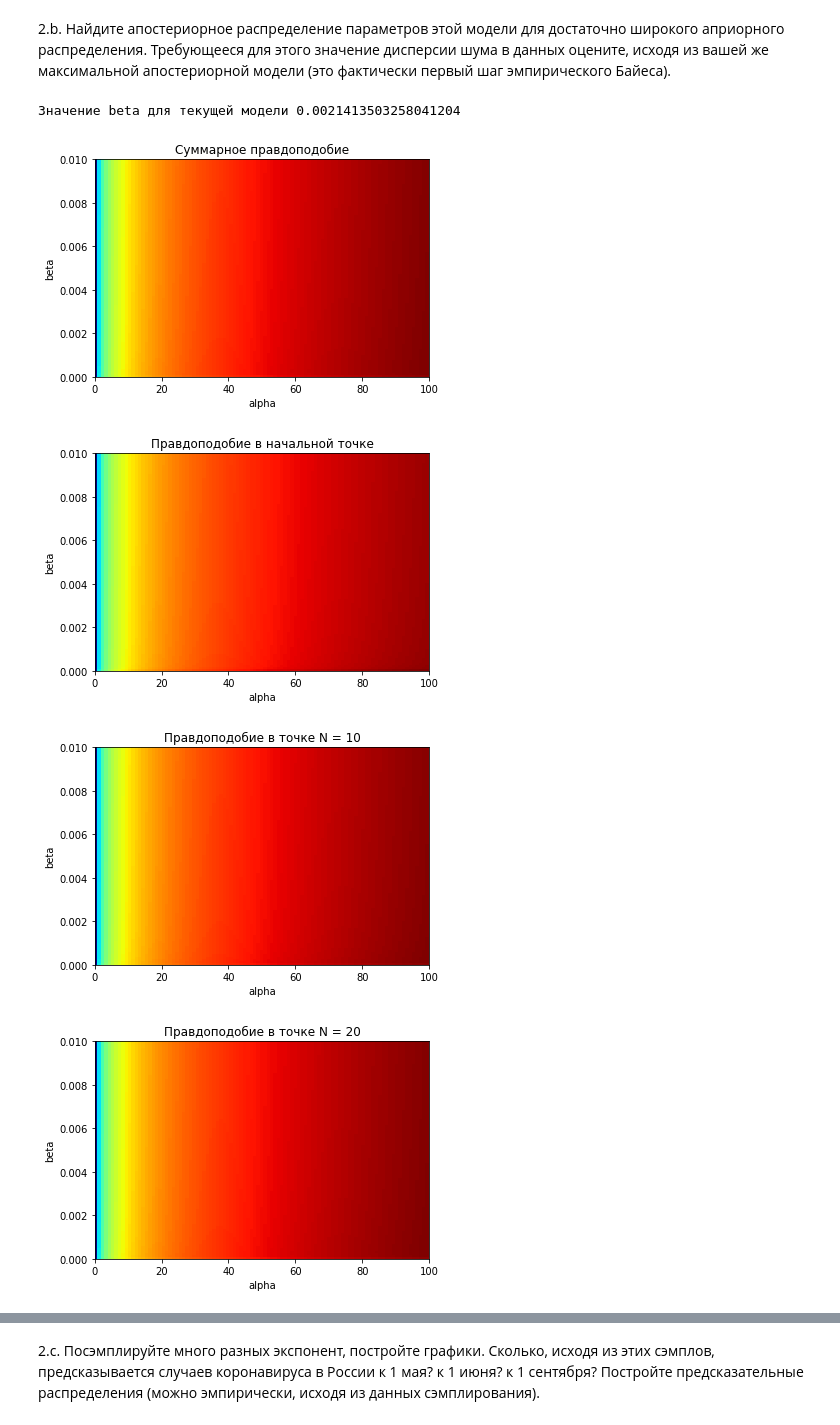
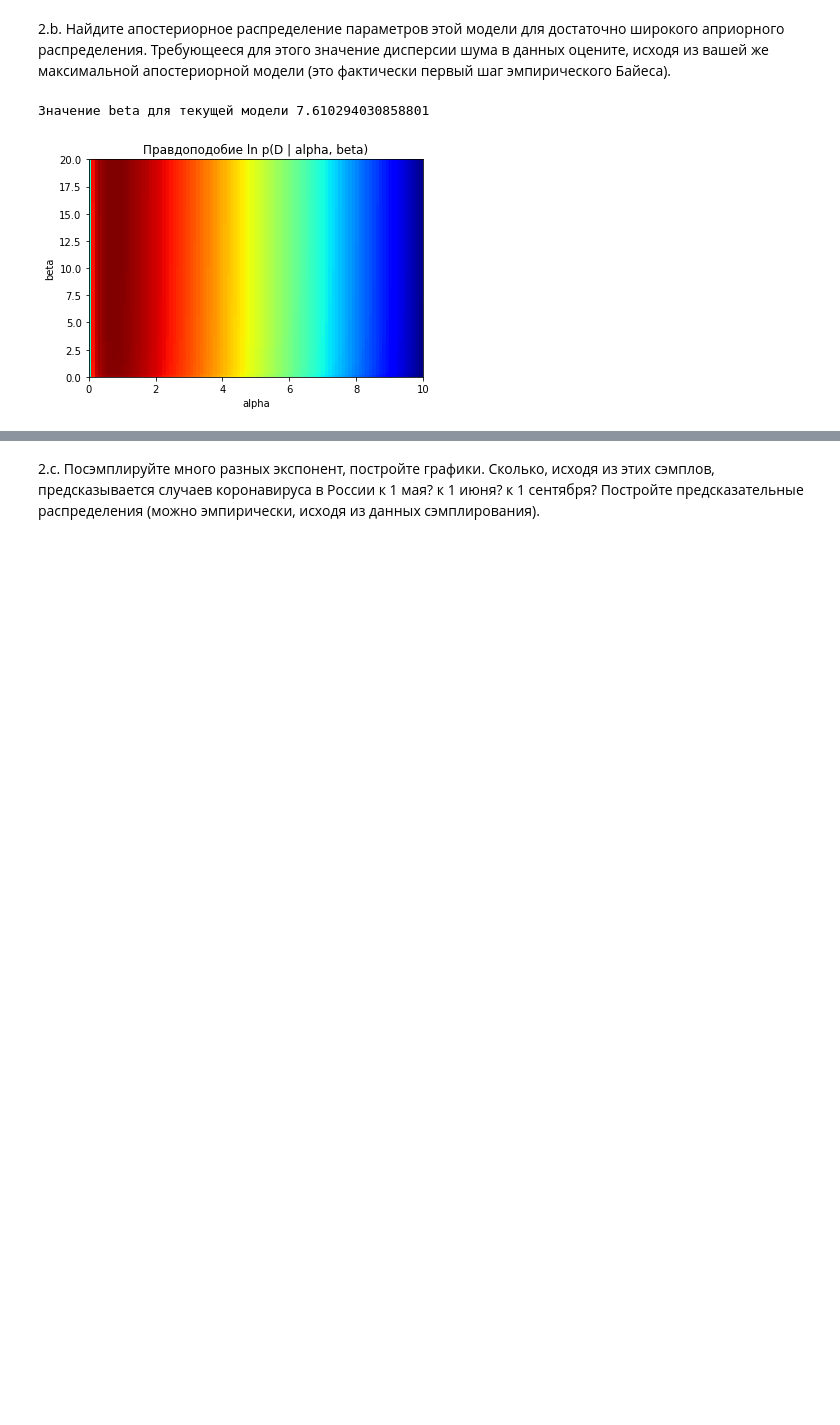
Before and after one commit to attatrol/MADE_ML_Homeworks, a Jupyter notebook: ML_HW2.ipynb, the cells around one changed output, grey strips where cells are left out. Cells and saved outputs as stored; diff of their text form; code cells hidden in the pictures; blank space fills up the shorter version.

```diff
--- a/ML_HW2.ipynb
+++ b/ML_HW2.ipynb
@@ -123,61 +124,55 @@ rus_model = train_linear(rus_data)
 # %% [markdown]
 2.b. Найдите апостериорное распределение параметров этой модели для достаточно широкого априорного распределения. Требующееся для этого значение дисперсии шума в данных оцените, исходя из вашей же максимальной апостериорной модели (это фактически первый шаг эмпирического Байеса).
 # %%
+# alpha - коэффициент Ridge регуляризатора
+# beta - величина, обратная дисперсии
 # логарифм апостериорного распределения гиперпараметров alpha beta
-# так как p(a,b) = 1, то оно же - правдоподобие alpha и beta при условии точки данных
-def ab_posterior(alpha, beta, x, y, N):
-  A = beta * x * x + alpha
-  m_N = beta * x * y / A
+# так как p(a,b) рассматриваем как равномерное, то
+# апостериорное распределение гиперпараметров alpha beta пропорционально правдоподобию alpha и beta при условии точки данных
+def ab_posterior(alpha, beta, X, Y, N):
+  A = beta * (X.T @ X) + alpha
+  m_N = beta * (X.T @ Y) / A
   return math.log(alpha) / 2 + math.log(beta) * N / 2 \
-        - beta / 2 * (y - x * m_N) * (y - x * m_N) \
+        - beta / 2 * (Y - X * m_N).T @ (Y - X * m_N) \
         - alpha / 2 * m_N * m_N \
-        - math.log(abs(A)) - N / 2 * math.log(2 * 3.14)
+        - math.log(abs(A)) / 2 - N / 2 * math.log(2 * 3.14)
 
 # просуммировать ab_posterior по всем точкам данных
 # используя текущую модель
-def ab_posterior_vectorized(point_num = 100):
-  probs_alpha = np.arange(0.01, 100.001, 100 / point_num)
-  probs_beta = np.arange(0.00001, 0.01001, 0.01 / point_num)
+def ab_posterior_vectorized(model, prepare_data, point_num = 100):
+  probs_alpha = np.arange(0.001, 10.001, 10 / point_num)
+  probs_beta = np.arange(0.001, 20.001, 20 / point_num)
   train_x, train_y, test_x, test_y = prepare_data(rus_data)
-  test_predict = rus_model.predict(train_x.reshape(-1, 1))
+  test_predict = model.predict(train_x.reshape(-1, 1))
   sq_sum = 0
   for k in range(train_x.size):
-    sq_sum = sq_sum + (train_x[k] - test_predict[k]) * (train_x[k] - test_predict[k])
-  result = np.zeros(shape=(train_x.size + 1, point_num, point_num))
+    sq_sum = sq_sum + (train_y[k] - test_predict[k]) * (train_y[k] - test_predict[k])
+  result = np.zeros(shape=(point_num, point_num))
   for i in range(point_num):
     for j in range(point_num):
-      for k in range(train_x.size):
-        result[k][i][j] = ab_posterior(probs_alpha[i], probs_beta[j], train_x[k], train_y[k], train_x.size)
-        result[train_x.size][i][j] = result[train_x.size][i][j] + result[k][i][j]
+      result[i][j] = ab_posterior(probs_alpha[i], probs_beta[j], train_x, train_y, train_x.size)
   return result, train_x.size, (train_x.size - 1) / sq_sum
 
+# построить heatmap
 def plot_heatmap(Z, title, point_num):
-    plt.xlim((0, 100))
-    plt.ylim((0, 0.01))
-    X = np.linspace(0, 100, point_num)
-    Y = np.linspace(0, 0.01, point_num)
+    plt.xlim((0, 10))
+    plt.ylim((0, 20))
+    X = np.linspace(0, 10, point_num)
+    Y = np.linspace(0, 20, point_num)
     plt.pcolormesh(X, Y, Z, cmap=plt.cm.jet)
-    # print(Z)
     plt.title(title)
     plt.xlabel("alpha")
     plt.ylabel("beta")
     plt.show()
 
 # построить тепловую карту взаимного распределения apha и beta
-def ab_posterior_heatmap(point_num = 100):
-    Z, total_idx, current_beta = ab_posterior_vectorized(point_num)
+def ab_posterior_heatmap(model, prepare_data, point_num = 100):
+    Z, total_idx, current_beta = ab_posterior_vectorized(model, prepare_data, point_num)
     print("Значение beta для текущей модели", current_beta)
 
-    plot_heatmap(Z[total_idx], "Суммарное правдоподобие", point_num)
-    plot_heatmap(Z[0], "Правдоподобие в начальной точке", point_num)
-    for i in range(10, total_idx - 1, 10):
-      plot_heatmap(Z[i], "Правдоподобие в точке N = " + str(i), point_num)
-    plot_heatmap(Z[total_idx - 1], "Правдоподобие в последней точке", point_num)
+    plot_heatmap(Z, "Правдоподобие ln p(D | alpha, beta)", point_num)
 
-ab_posterior_heatmap()
+ab_posterior_heatmap(rus_model, prepare_data)
 # %% [output]
-Значение beta для текущей модели 0.0021413503258041204
+Значение beta для текущей модели 7.610294030858801
-[figure, old version]
+[figure, new version]
-[figure, removed]
-[figure, removed]
-[figure, removed]
```
Also changed, not shown: parts of 26 cells of this notebook.
